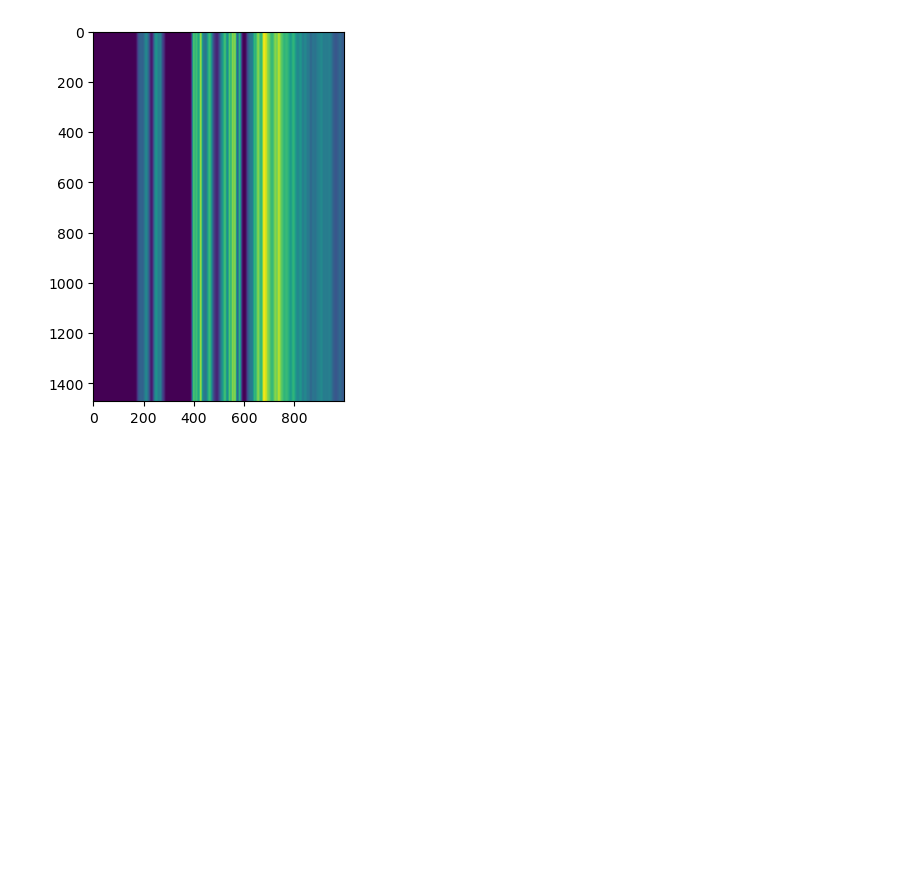
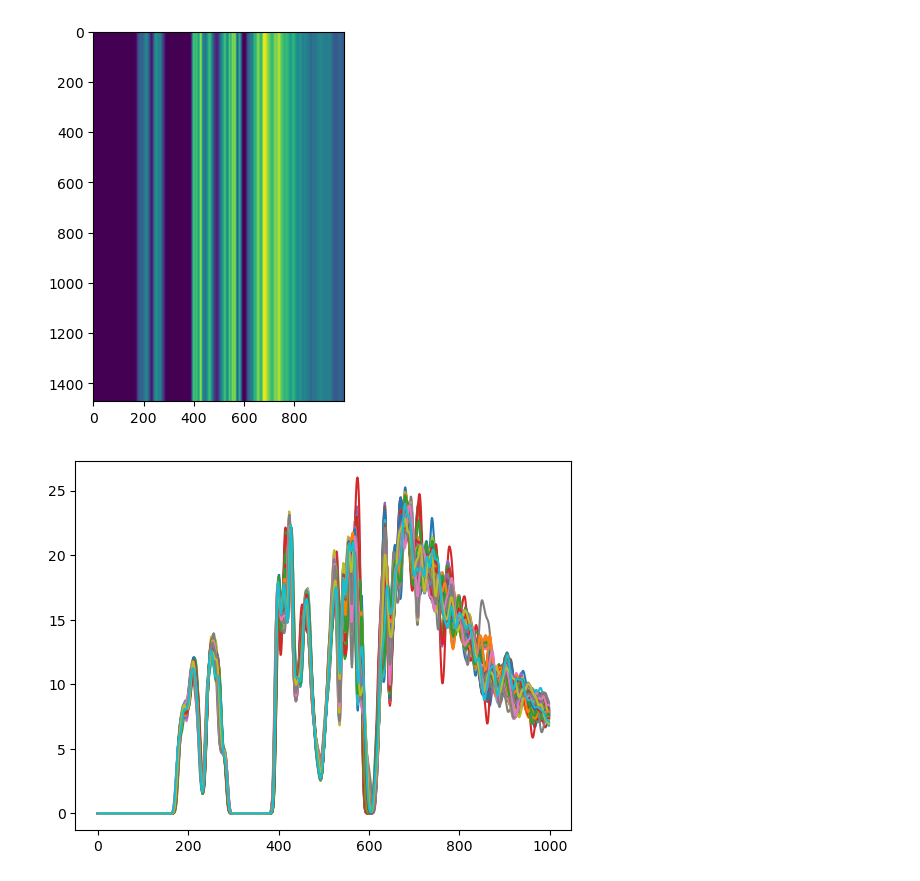
Before and after one commit to AngusHsuPhys/deeph_dev, a Jupyter notebook: DOS_model.ipynb, the cells around one changed output. Cells and saved outputs as stored; diff of their text form; code cells hidden in the pictures; blank space fills up the shorter version.

```diff
--- a/DOS_model.ipynb
+++ b/DOS_model.ipynb
@@ -717,3 +756,9 @@ plt.imshow(dataset[0].y[:,:])
 # %% [output]
 <matplotlib.image.AxesImage at 0x...>
 [figure]
+# %%
+for i in range(80):
+    plt.plot(dataset[i].y[0,:],label='Target')
+plt.show()
+# %% [output]
+[figure, added]
```
Also changed, not shown: parts of 8 cells of this notebook, 1 other file.
